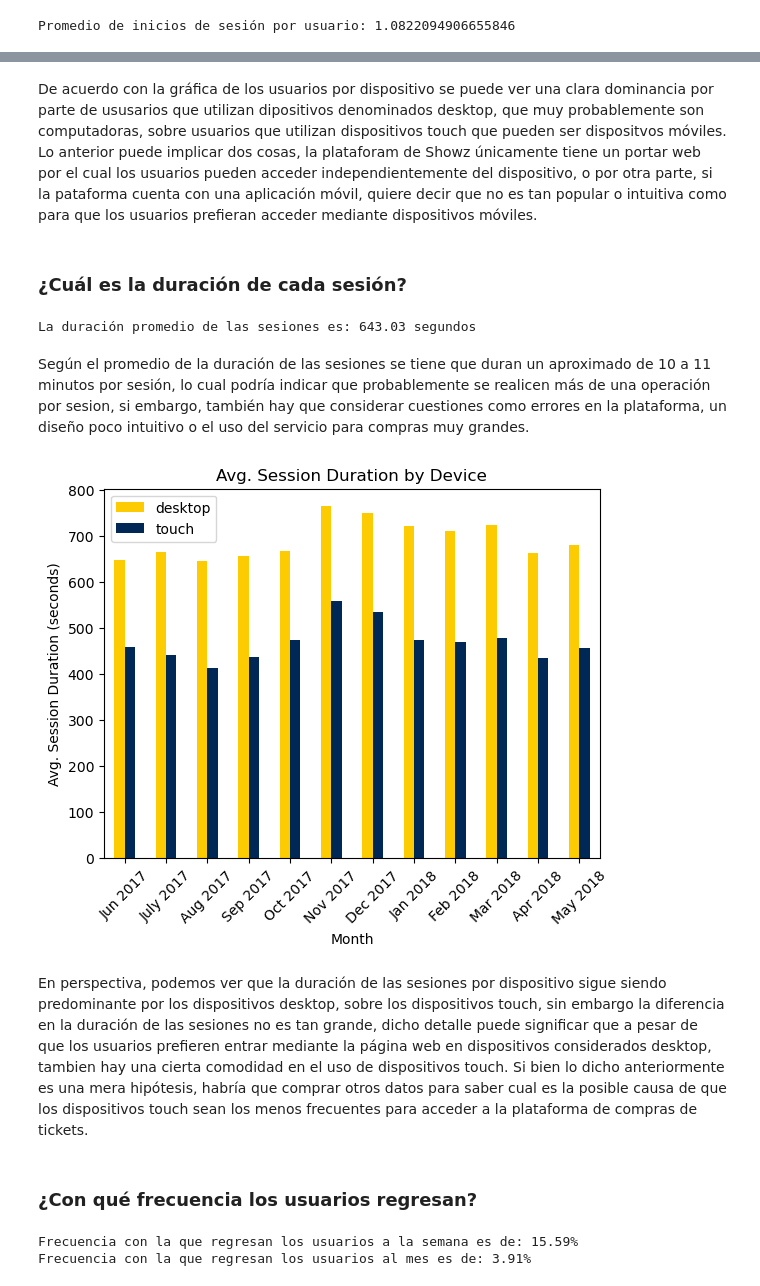
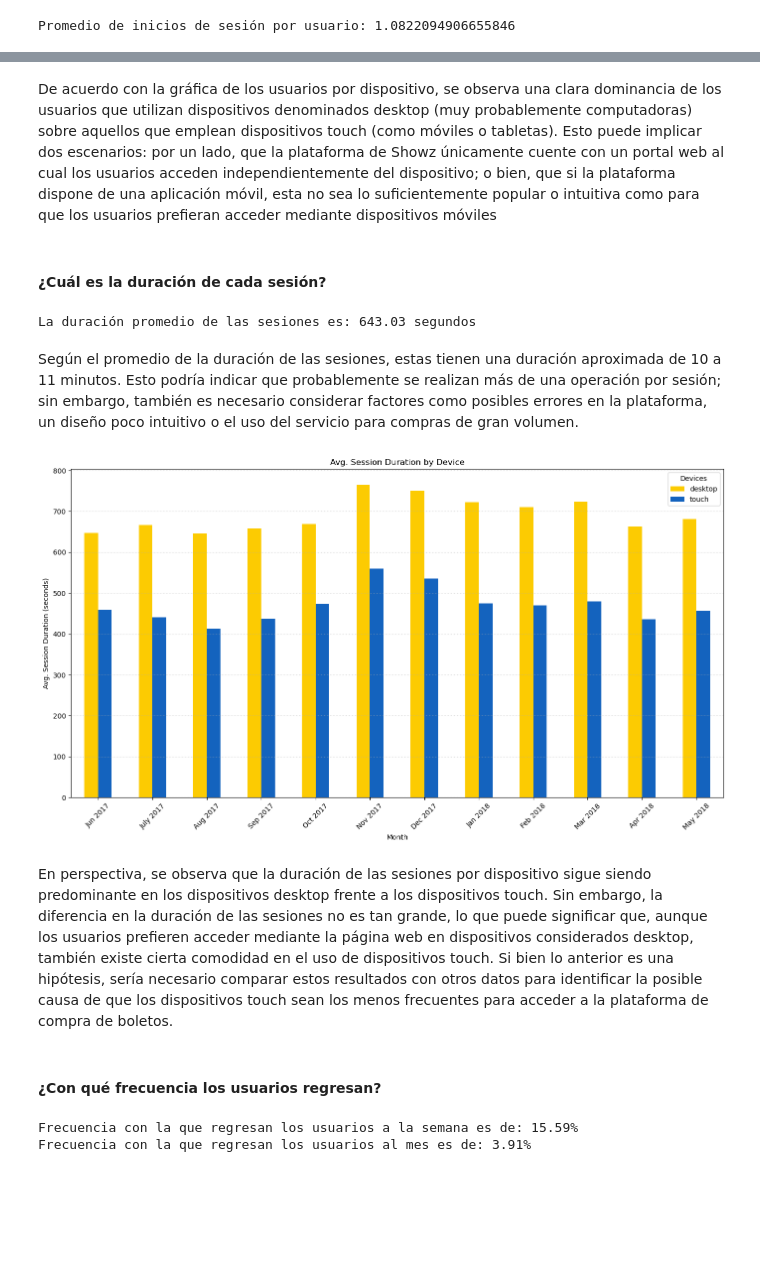
Before and after one commit to SebastianVeraM/Business_Analysis, a Jupyter notebook: Sprint10_notebook.ipynb, the cells around one changed output, grey strips where cells are left out. Cells and saved outputs as stored; diff of their text form; code cells hidden in the pictures; blank space fills up the shorter version.

```diff
--- a/Sprint10_notebook.ipynb
+++ b/Sprint10_notebook.ipynb
@@ -10,6 +45,6 @@ import seaborn as sns
 # %%
 # Carga del dataset y visualización de su estructura
-visits = pd.read_csv('datasets/visits_log_us.csv')
+visits = pd.read_csv('visits_log_us.csv')
 visits.info()
 print()
 print(visits.head())
@@ -230,7 +296,7 @@ plt.show()
 # %% [markdown]
-De acuerdo con la gráfica de los usuarios por dispositivo se puede ver una clara dominancia por parte de ususarios que utilizan dipositivos denominados desktop, que muy probablemente son computadoras, sobre usuarios que utilizan dispositivos touch que pueden ser dispositvos móviles. Lo anterior puede implicar dos cosas, la plataforam de Showz únicamente tiene un portar web por el cual los usuarios pueden acceder independientemente del dispositivo, o por otra parte, si la pataforma cuenta con una aplicación móvil, quiere decir que no es tan popular o intuitiva como para que los usuarios prefieran acceder mediante dispositivos móviles.
+De acuerdo con la gráfica de los usuarios por dispositivo, se observa una clara dominancia de los usuarios que utilizan dispositivos denominados desktop (muy probablemente computadoras) sobre aquellos que emplean dispositivos touch (como móviles o tabletas). Esto puede implicar dos escenarios: por un lado, que la plataforma de Showz únicamente cuente con un portal web al cual los usuarios acceden independientemente del dispositivo; o bien, que si la plataforma dispone de una aplicación móvil, esta no sea lo suficientemente popular o intuitiva como para que los usuarios prefieran acceder mediante dispositivos móviles
 # %% [markdown]
-### ¿Cuál es la duración de cada sesión?
+#### ¿Cuál es la duración de cada sesión?
 # %%
 # Cálclo de la duración promedio de las sesiones
 visits['session_duration'] = (visits['end_ts'] - visits['start_ts']).dt.total_seconds()
@@ -239,22 +305,31 @@ print(f'La duración promedio de las sesiones es: {avg_session_duration:.2f} seg
 # %% [output]
 La duración promedio de las sesiones es: 643.03 segundos
 # %% [markdown]
-Según el promedio de la duración de las sesiones se tiene que duran un aproximado de 10 a 11 minutos por sesión, lo cual podría indicar que probablemente se realicen más de una operación por sesion, si embargo, también hay que considerar cuestiones como errores en la plataforma, un diseño poco intuitivo o el uso del servicio para compras muy grandes.
+Según el promedio de la duración de las sesiones, estas tienen una duración aproximada de 10 a 11 minutos. Esto podría indicar que probablemente se realizan más de una operación por sesión; sin embargo, también es necesario considerar factores como posibles errores en la plataforma, un diseño poco intuitivo o el uso del servicio para compras de gran volumen.
 # %%
+fig, ax = plt.subplots(figsize=(14, 8))
 devices_duraton = visits.groupby(['session_year','session_month','device']).agg({'session_duration':'mean'}).reset_index()
 devices_duraton.columns = ['session_year','session_month','device','avg_session_duration']
 pivot_devices_duration = devices_duraton.pivot(index=['session_year','session_month'], columns='device', values='avg_session_duration').reset_index()
-pivot_devices_duration.plot(x='session_month', y=['desktop','touch'], kind='bar', title='Avg. Session Duration by Device', color=['#FCCB02','#002856'],rot=45)
-plt.legend()
+pivot_devices_duration.plot(x='session_month',
+                            y=['desktop','touch'],
+                            kind='bar',
+                            title='Avg. Session Duration by Device',
+                            color=['#FCCB02',"#1463BE"],
+                            rot=45,
+                            ax=ax)
+plt.xticks([0,1,2,3,4,5,6,7,8,9,10,11], labels=['Jun 2017','July 2017','Aug 2017','Sep 2017','Oct 2017','Nov 2017','Dec 2017','Jan 2018','Feb 2018','Mar 2018','Apr 2018','May 2018'])
+plt.grid(axis='y', linestyle=':', alpha=0.7)
+plt.legend(title='Devices')
 plt.ylabel('Avg. Session Duration (seconds)')
 plt.xlabel('Month')
-plt.xticks([0,1,2,3,4,5,6,7,8,9,10,11], labels=['Jun 2017','July 2017','Aug 2017','Sep 2017','Oct 2017','Nov 2017','Dec 2017','Jan 2018','Feb 2018','Mar 2018','Apr 2018','May 2018'])
+plt.tight_layout()
 plt.show()
 # %% [output]
-[figure, old version]
+[figure, new version]
 # %% [markdown]
-En perspectiva, podemos ver que la duración de las sesiones por dispositivo sigue siendo predominante por los dispositivos desktop, sobre los dispositivos touch, sin embargo la diferencia en la duración de las sesiones no es tan grande, dicho detalle puede significar que a pesar de que los usuarios prefieren entrar mediante la página web en dispositivos considerados desktop, tambien hay una cierta comodidad en el uso de dispositivos touch. Si bien lo dicho anteriormente es una mera hipótesis, habría que comprar otros datos para saber cual es la posible causa de que los dispositivos touch sean los menos frecuentes para acceder a la plataforma de compras de tickets.
+En perspectiva, se observa que la duración de las sesiones por dispositivo sigue siendo predominante en los dispositivos desktop frente a los dispositivos touch. Sin embargo, la diferencia en la duración de las sesiones no es tan grande, lo que puede significar que, aunque los usuarios prefieren acceder mediante la página web en dispositivos considerados desktop, también existe cierta comodidad en el uso de dispositivos touch. Si bien lo anterior es una hipótesis, sería necesario comparar estos resultados con otros datos para identificar la posible causa de que los dispositivos touch sean los menos frecuentes para acceder a la plataforma de compra de boletos.
 # %% [markdown]
-### ¿Con qué frecuencia los usuarios regresan?
+#### ¿Con qué frecuencia los usuarios regresan?
 # %%
 # Clculo del factor de adherencia por semana
```
Also changed, not shown: parts of 106 cells of this notebook, 2 other files.
